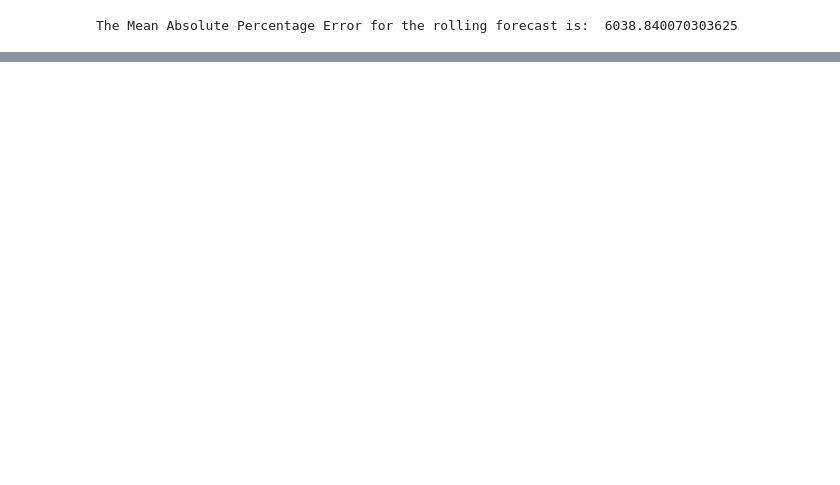
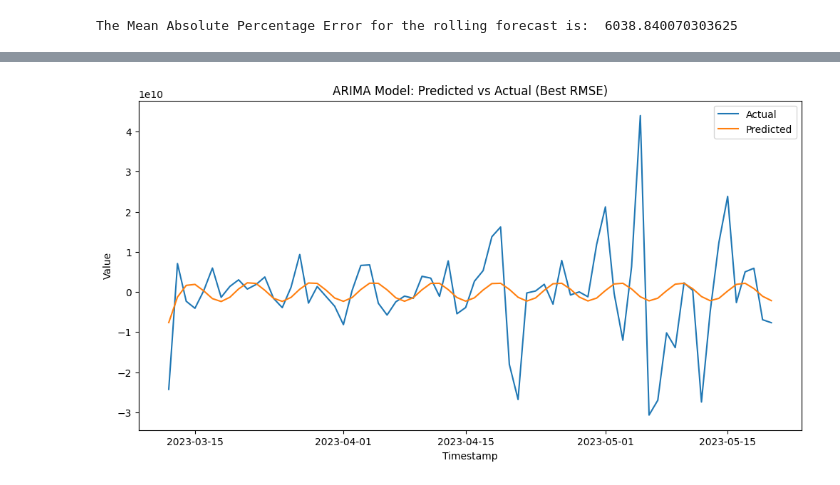
Before and after one commit to najibabounasr/AuthentiChain, a Jupyter notebook: alchemy_api.ipynb, the cells around one changed output, grey strips where cells are left out. Cells and saved outputs as stored; diff of their text form; code cells hidden in the pictures; blank space fills up the shorter version.

```diff
--- a/alchemy_api.ipynb
+++ b/alchemy_api.ipynb
@@ -888,0 +955,3 @@ The Mean Absolute Percentage Error for the rolling forecast is:  6038.8400703036
+# %%
+test = pd.DataFrame(test)
+train = pd.DataFrame(train)
@@ -888,0 +1035,11 @@ The Mean Absolute Percentage Error for the rolling forecast is:  6038.8400703036
+# %%
+plt.figure(figsize=(12, 6))
+plt.plot(test.index, test, label='Actual')
+plt.plot(test.index, best_rmse_predictions, label='Predicted')
+plt.xlabel('Timestamp')
+plt.ylabel('Value')
+plt.title('ARIMA Model: Predicted vs Actual (Best RMSE)')
+plt.legend()
+plt.show()
+# %% [output]
+[figure, added]
```
Also changed, not shown: parts of 26 cells of this notebook, 6 other files.
